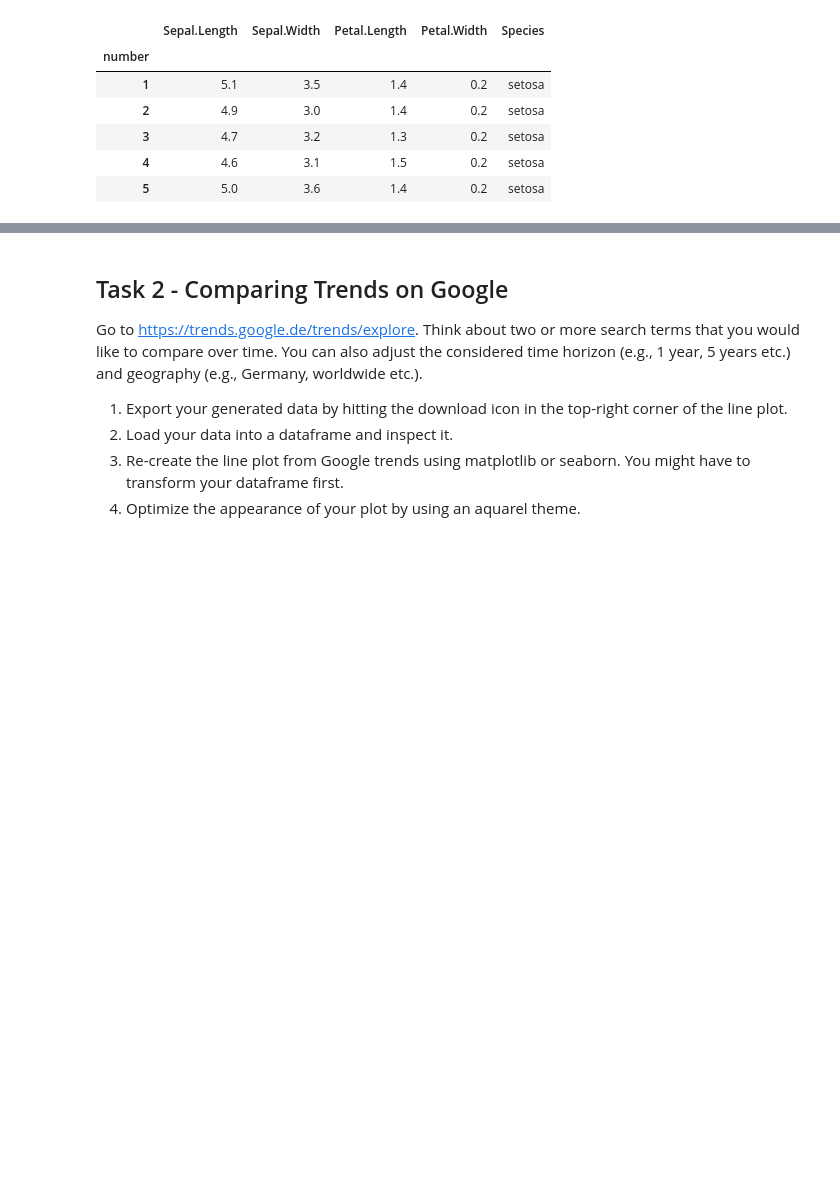
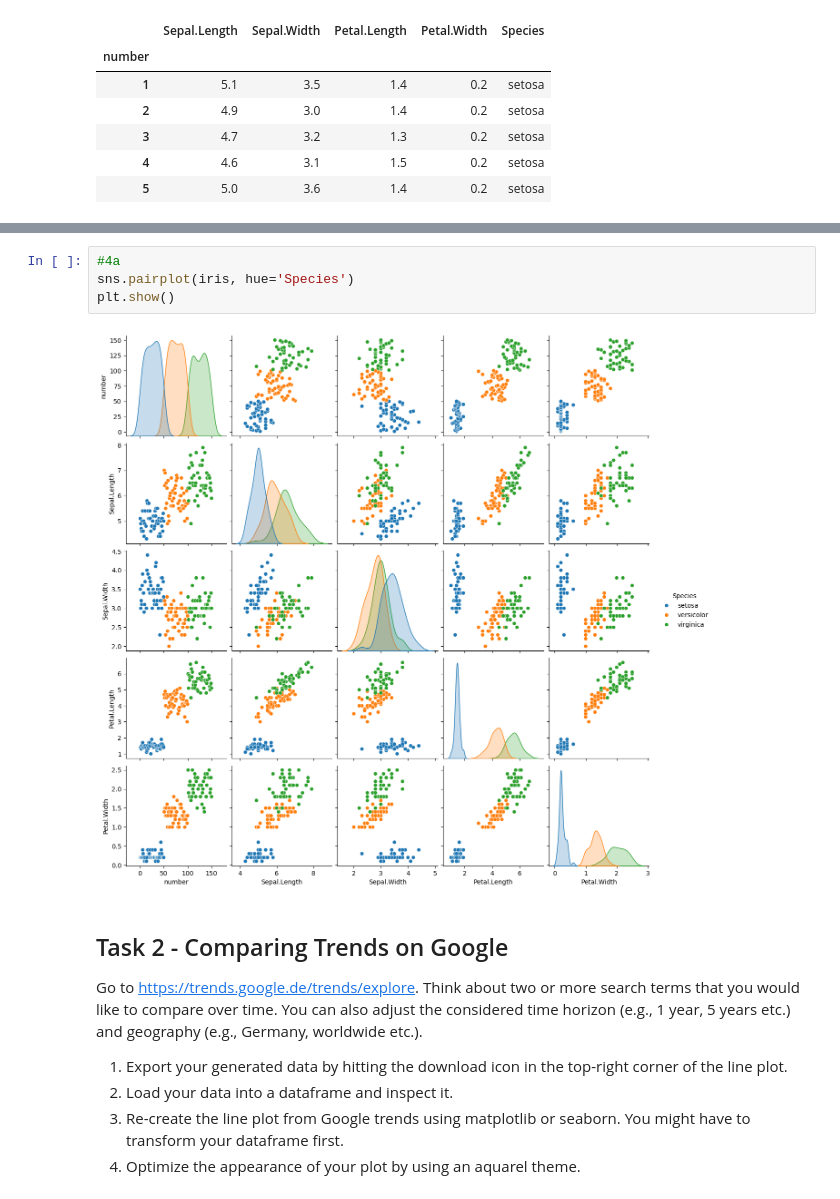
Before and after one commit to mrogache/AA_2025, a Jupyter notebook: Workshop_04/W4_coding_challenge_pre.ipynb, the cells around one changed output, grey strips where cells are left out. Drawn from its saved outputs; the diff is of its cells as text; blank space fills up the shorter version.

```diff
--- a/Workshop_04/W4_coding_challenge_pre.ipynb
+++ b/Workshop_04/W4_coding_challenge_pre.ipynb
@@ -59,3 +77,9 @@ Iris_set.isnull()
+# %%
+#4a
+sns.pairplot(iris, hue='Species')
+plt.show()
+# %% [output]
+[figure, added]
 # %% [markdown]
 ## Task 2 - Comparing Trends on Google
 
```
Also changed, not shown: parts of 3 cells of this notebook.
